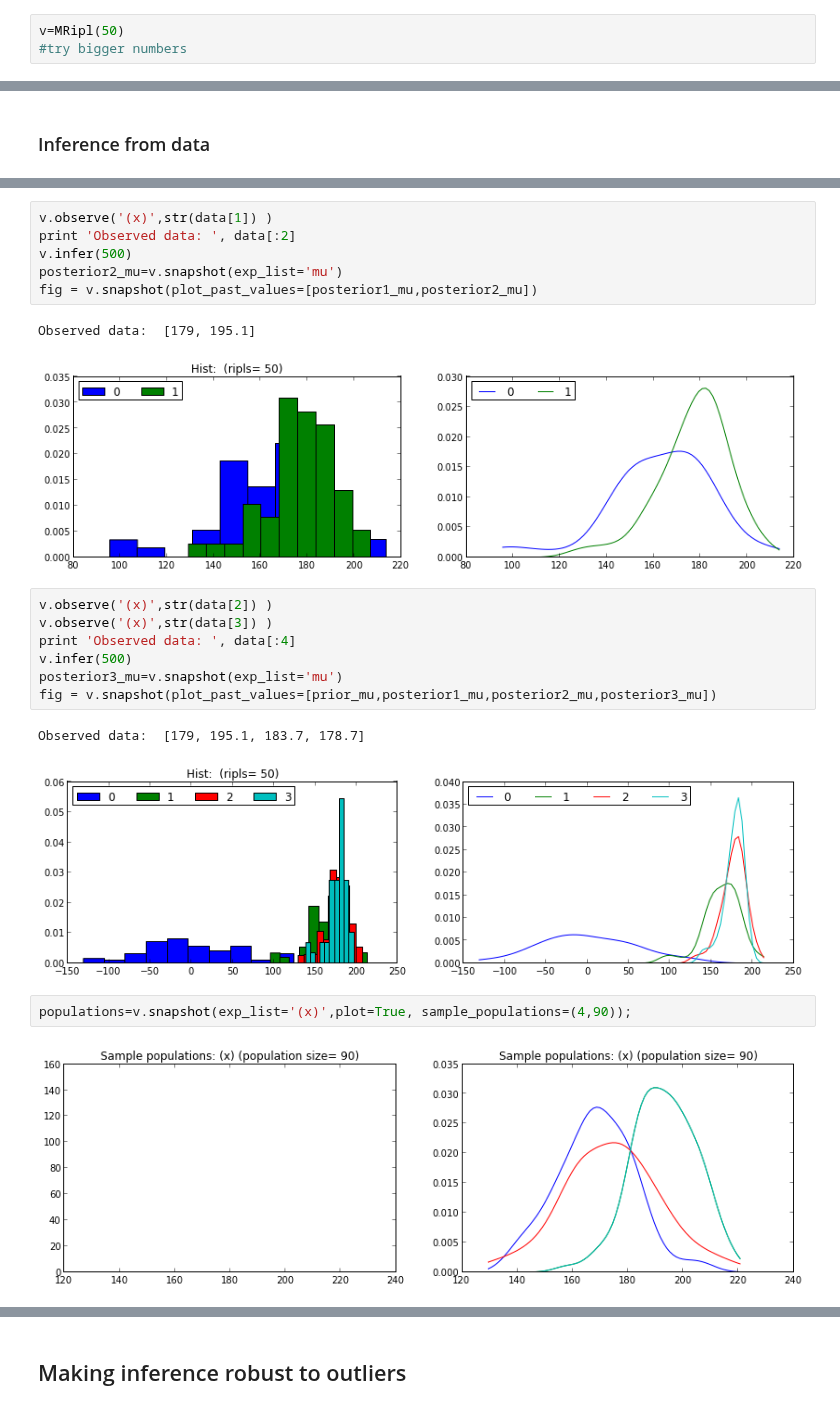
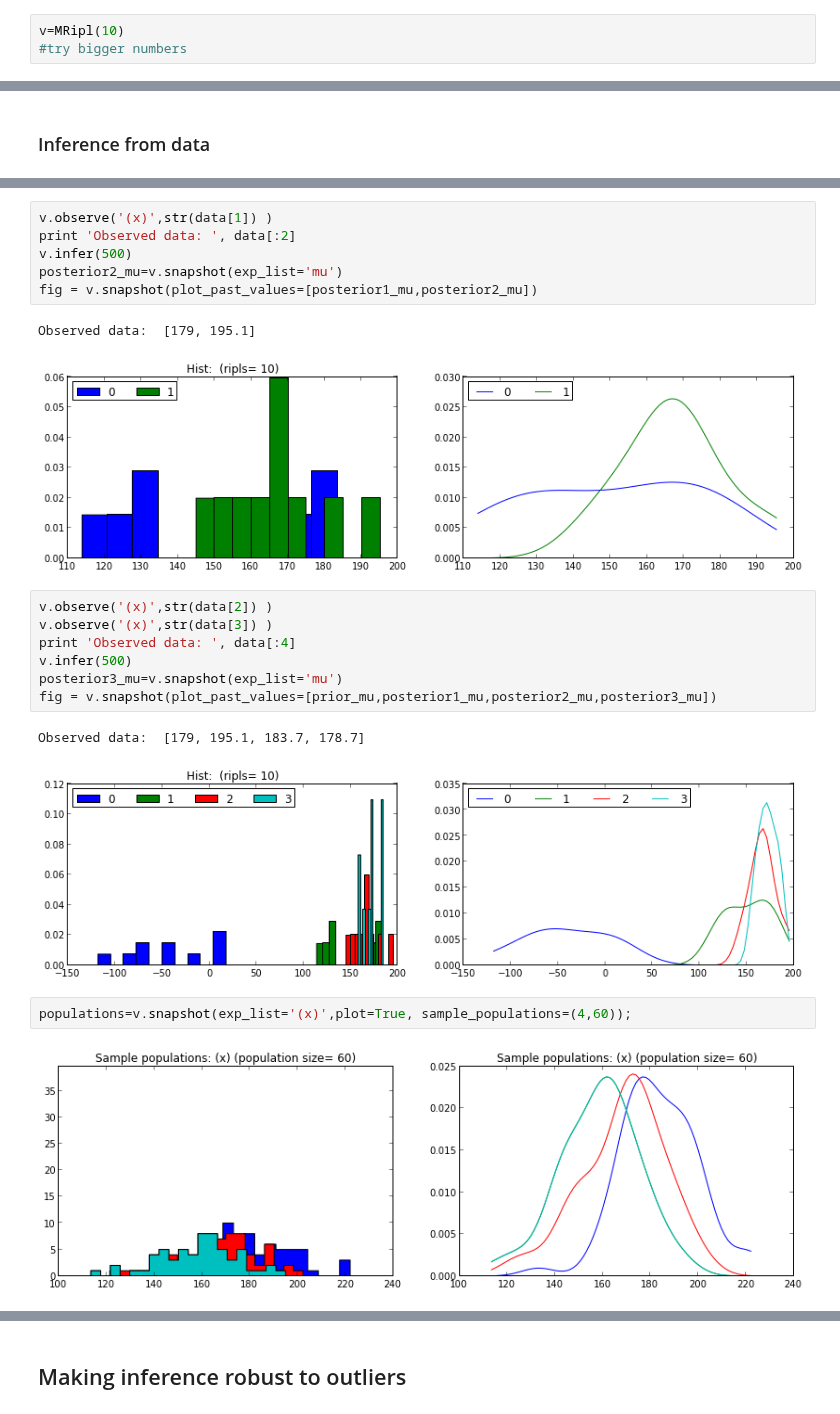
Before and after one commit to owainevans/myunit, a Jupyter notebook: gauss_reg_demo.ipynb, the cells around one changed output, grey strips where cells are left out. Drawn from its saved outputs; the diff is of its cells as text.

```diff
--- a/gauss_reg_demo.ipynb
+++ b/gauss_reg_demo.ipynb
@@ -26,7 +26,7 @@ ax.hist(data,color='orange'); ax.set_title('Heights of 18 y/o Males');
 # %% [markdown]
 We model the population distribution as a Gaussian with unknown mean and variance.
 # %%
-v=MRipl(50)
+v=MRipl(10)
 #try bigger numbers
 # %%
 %%venture v
@@ -83,7 +83,7 @@ posterior2_mu=v.snapshot(exp_list='mu')
 fig = v.snapshot(plot_past_values=[posterior1_mu,posterior2_mu])
 # %% [output]
 Observed data:  [179, 195.1]
-[figure, old version]
+[figure, new version]
 # %%
 v.observe('(x)',str(data[2]) )
 v.observe('(x)',str(data[3]) )
@@ -93,11 +93,11 @@ posterior3_mu=v.snapshot(exp_list='mu')
 fig = v.snapshot(plot_past_values=[prior_mu,posterior1_mu,posterior2_mu,posterior3_mu])
 # %% [output]
 Observed data:  [179, 195.1, 183.7, 178.7]
-[figure, old version]
+[figure, new version]
 # %%
-populations=v.snapshot(exp_list='(x)',plot=True, sample_populations=(4,90));
+populations=v.snapshot(exp_list='(x)',plot=True, sample_populations=(4,60));
 # %% [output]
-[figure, old version]
+[figure, new version]
 # %%
 posterior_predictive_samples = v.snapshot(exp_list='(x)',plot=True,repeat=30)
 # %% [output]
```
Also changed, not shown: parts of 5 cells of this notebook, 1 other file.
